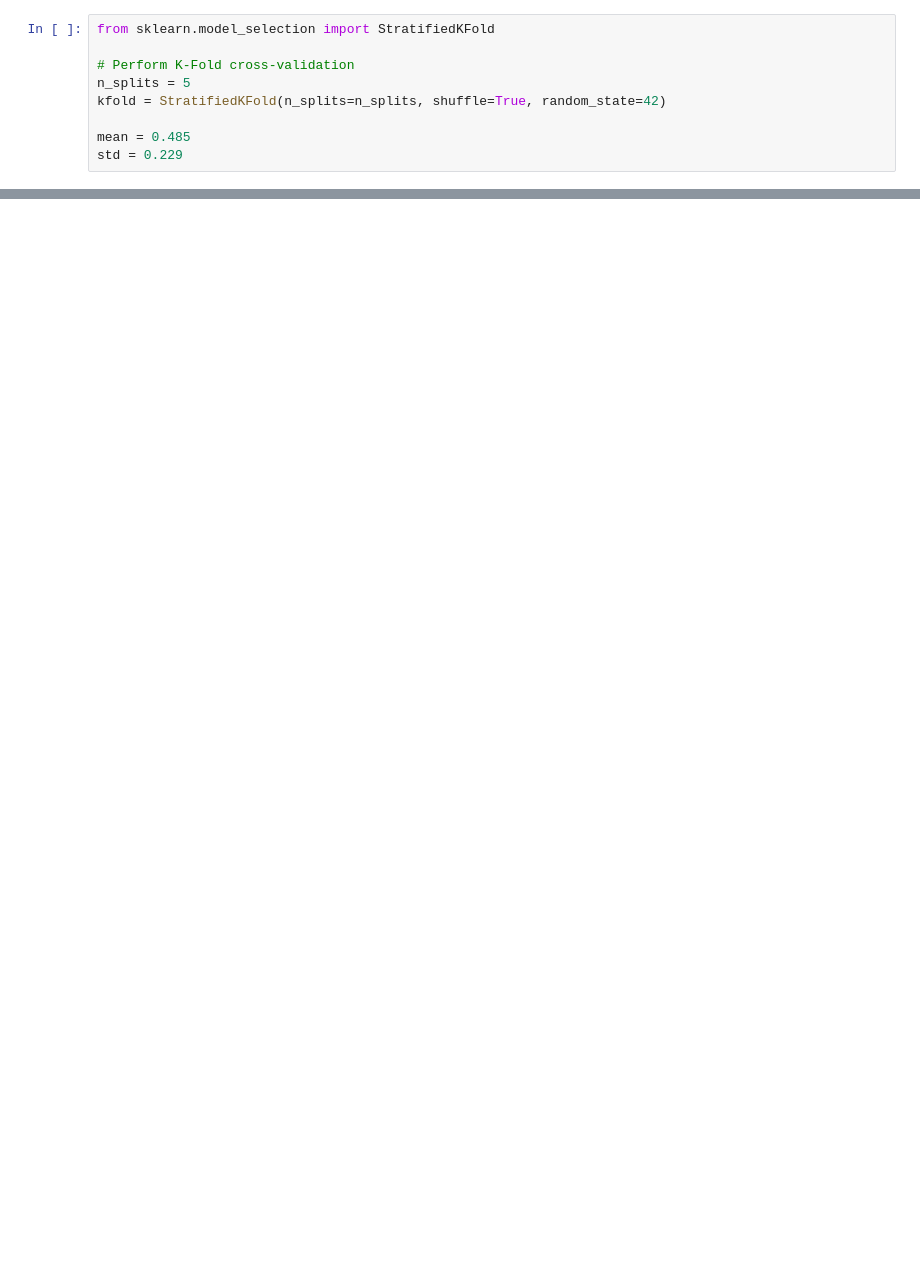
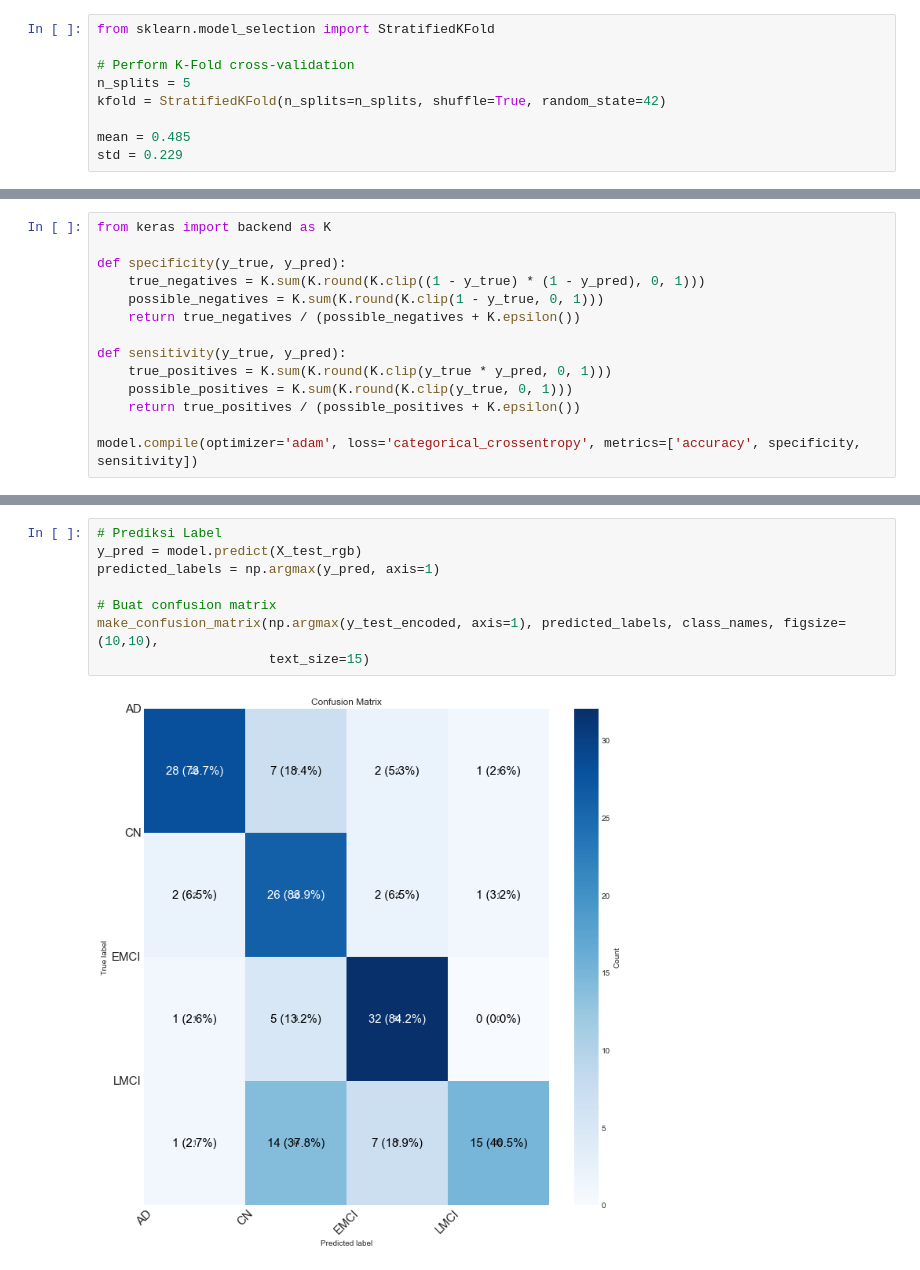
Before and after one commit to fauziahreza/Alzheimer-Classification-with-CNN-SVM, a Jupyter notebook: Notebook/Skenario/Skenario2_CNN_ResNet50.ipynb, the cells around one changed output, grey strips where cells are left out. Cells and saved outputs as stored; diff of their text form; blank space fills up the shorter version.

```diff
--- a/Notebook/Skenario/Skenario2_CNN_ResNet50.ipynb
+++ b/Notebook/Skenario/Skenario2_CNN_ResNet50.ipynb
@@ -176,0 +251,14 @@ Mean Accuracy:  0.7111111044883728
+# %%
+from keras import backend as K
+
+def specificity(y_true, y_pred):
+    true_negatives = K.sum(K.round(K.clip((1 - y_true) * (1 - y_pred), 0, 1)))
+    possible_negatives = K.sum(K.round(K.clip(1 - y_true, 0, 1)))
+    return true_negatives / (possible_negatives + K.epsilon())
+
+def sensitivity(y_true, y_pred):
+    true_positives = K.sum(K.round(K.clip(y_true * y_pred, 0, 1)))
+    possible_positives = K.sum(K.round(K.clip(y_true, 0, 1)))
+    return true_positives / (possible_positives + K.epsilon())
+
+model.compile(optimizer='adam', loss='categorical_crossentropy', metrics=['accuracy', specificity, sensitivity])
@@ -176,0 +349,10 @@ Mean Accuracy:  0.7111111044883728
+# %%
+# Prediksi Label
+y_pred = model.predict(X_test_rgb)
+predicted_labels = np.argmax(y_pred, axis=1)
+
+# Buat confusion matrix
+make_confusion_matrix(np.argmax(y_test_encoded, axis=1), predicted_labels, class_names, figsize=(10,10),
+                      text_size=15)
+# %% [output]
+[figure, added]
```
Also changed, not shown: parts of 29 cells of this notebook, 2 other files.
